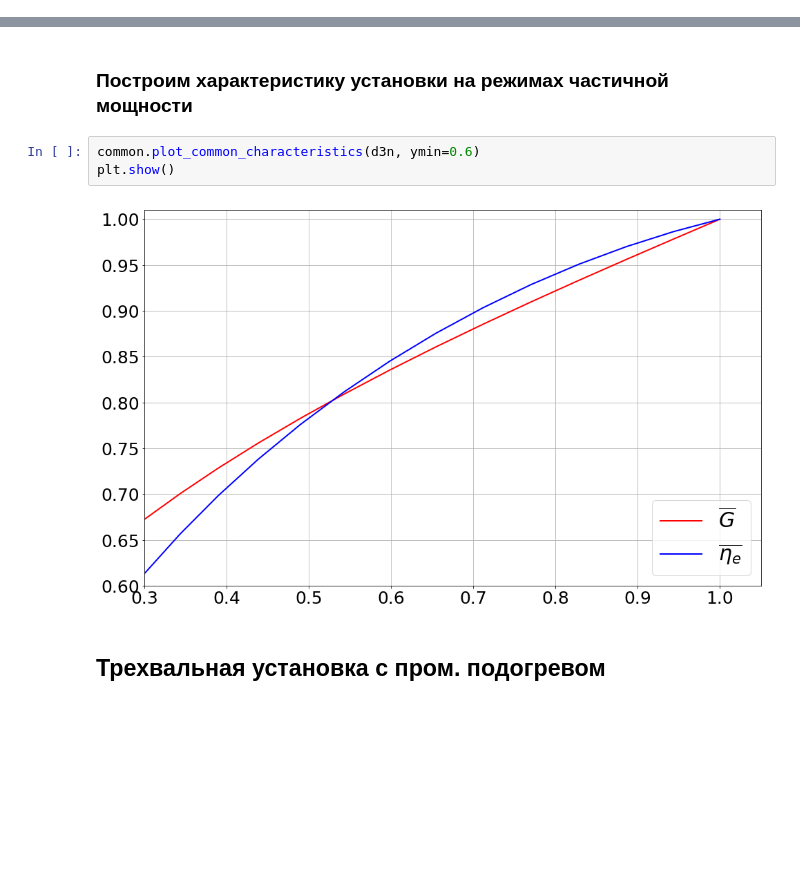
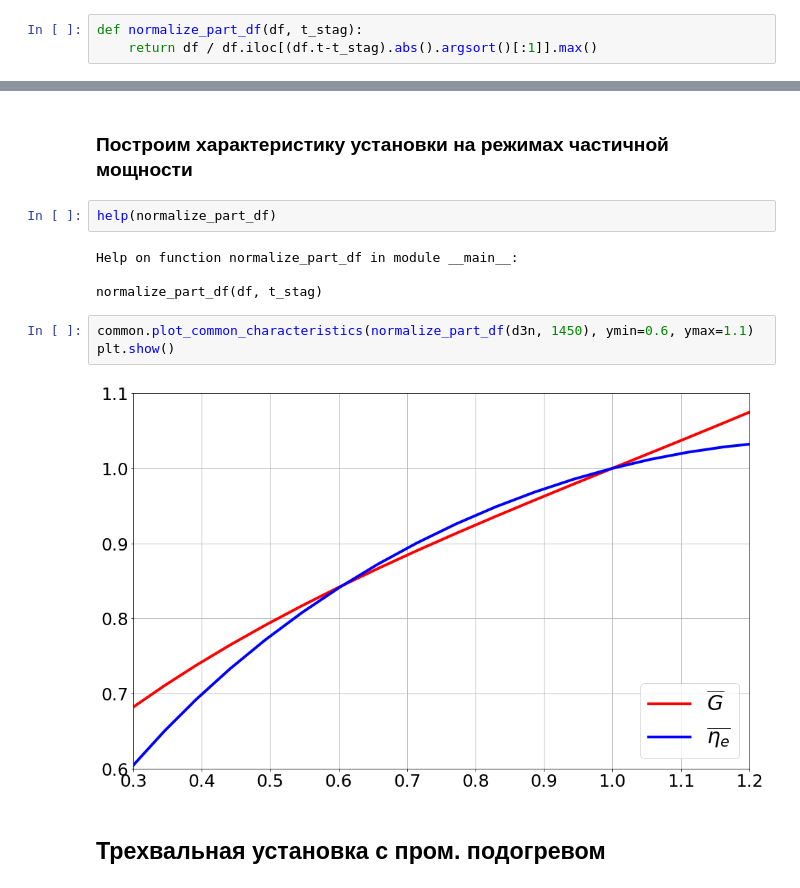
Before and after one commit to Sovianum/cooling-course-project, a Jupyter notebook: notebooks/article/characteristics.ipynb, the cells around one changed output, grey strips where cells are left out. Saved outputs shown, nothing was run; the diff lists cells and outputs as text; blank space fills up the shorter version.

```diff
--- a/notebooks/article/characteristics.ipynb
+++ b/notebooks/article/characteristics.ipynb
@@ -23,3 +25,6 @@ Populating the interactive namespace from numpy and matplotlib
+# %%
+def normalize_part_df(df, t_stag):
+    return df / df.iloc[(df.t-t_stag).abs().argsort()[:1]].max()
 # %% [markdown]
 ## Постоянные
 # %%
@@ -164,10 +169,16 @@ plt.show()
 # %% [markdown]
 ### Построим характеристику установки на режимах частичной мощности
+# %%
+help(normalize_part_df)
+# %% [output]
+Help on function normalize_part_df in module __main__:
+
+normalize_part_df(df, t_stag)
 # %%
-common.plot_common_characteristics(d3n, ymin=0.6)
+common.plot_common_characteristics(normalize_part_df(d3n, 1450), ymin=0.6, ymax=1.1)
 plt.show()
 # %% [output]
-[figure, old version]
+[figure, new version]
 # %% [markdown]
 ## Трехвальная установка с пром. подогревом
 # %% [markdown]
```
Also changed, not shown: parts of 14 cells of this notebook, 22 other files.
